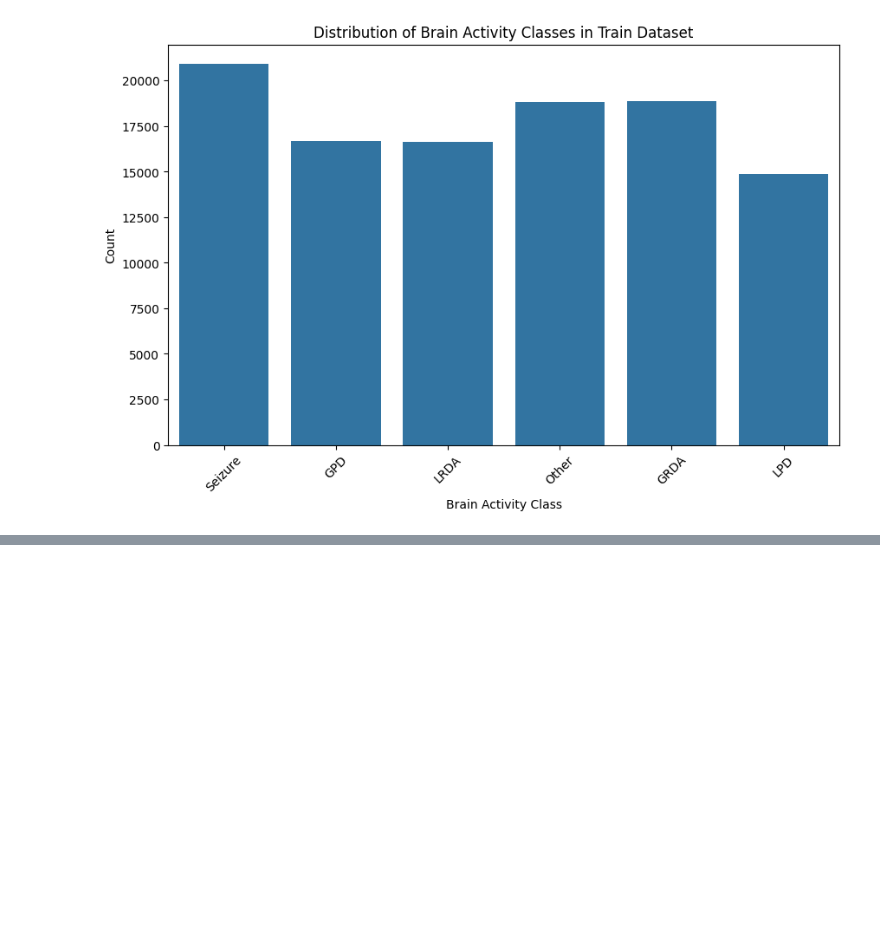
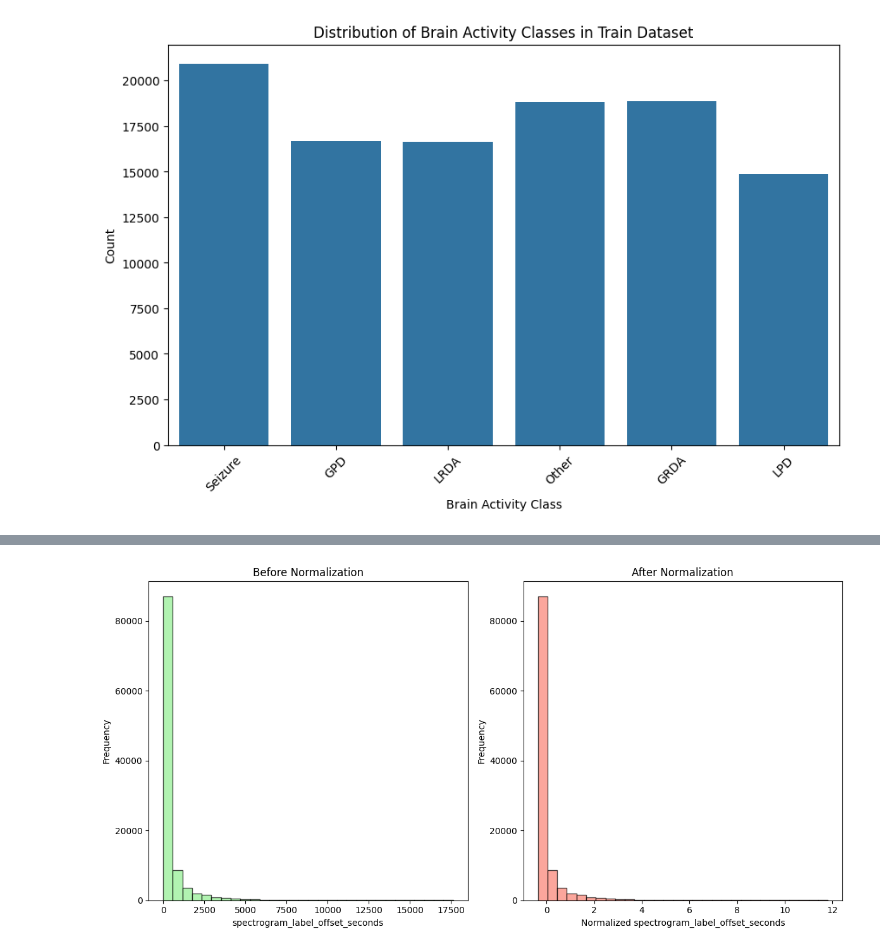
Before and after one commit to miatsivitse/Harmful-Brain-Activity-Classification, a Jupyter notebook: HBA_DataExploration.ipynb, the cells around one changed output, grey strips where cells are left out. Cells and saved outputs as stored; diff of their text form; code cells hidden in the pictures; blank space fills up the shorter version.

```diff
--- a/HBA_DataExploration.ipynb
+++ b/HBA_DataExploration.ipynb
@@ -79,0 +152,23 @@ plt.show()
+# %%
+##Normalization plots
+
+plt.figure(figsize=(12, 6))
+
+#Before normalization
+plt.subplot(1, 2, 1)
+plt.hist(train_data['spectrogram_label_offset_seconds'], bins=30, color='lightgreen', edgecolor='black', alpha=0.7)
+plt.title('Before Normalization')
+plt.xlabel('spectrogram_label_offset_seconds')
+plt.ylabel('Frequency')
+
+#After normalization
+plt.subplot(1, 2, 2)
+plt.hist(train_data_encoded['spectrogram_label_offset_seconds'], bins=30, color='salmon', edgecolor='black', alpha=0.7)
+plt.title('After Normalization')
+plt.xlabel('Normalized spectrogram_label_offset_seconds')
+plt.ylabel('Frequency')
+
+plt.tight_layout()
+plt.show()
+# %% [output]
+[figure, added]
```
Also changed, not shown: parts of 7 cells of this notebook.
